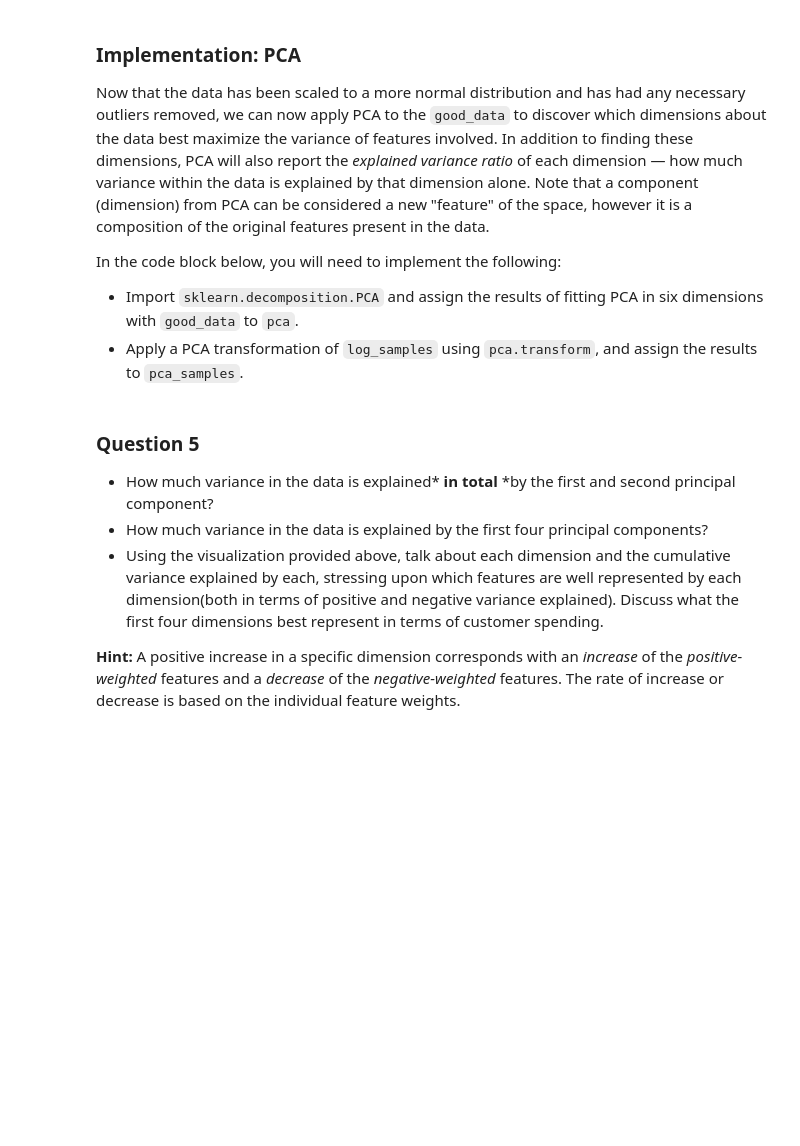
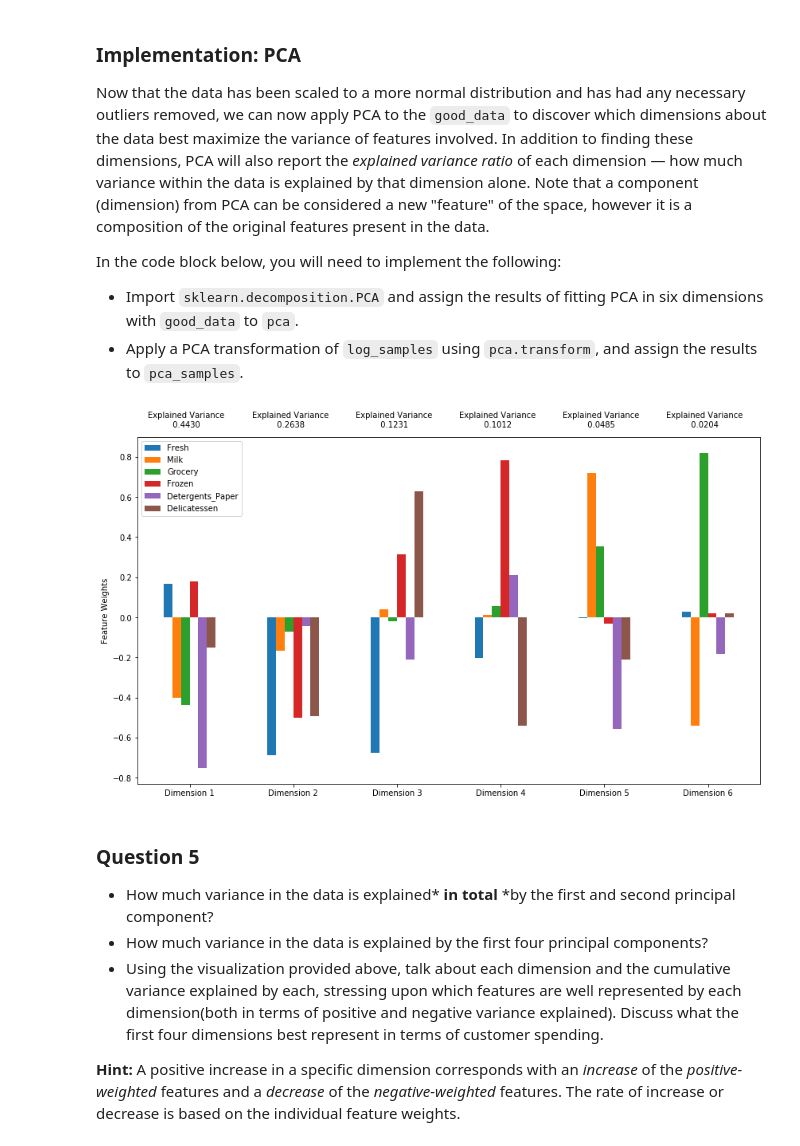
Before and after one commit to keshavmusunuri/Creating-customer-segments, a Jupyter notebook: customer_segments.ipynb, the cells around one changed output. Cells and saved outputs as stored; diff of their text form; code cells hidden in the pictures; blank space fills up the shorter version.

```diff
--- a/customer_segments.ipynb
+++ b/customer_segments.ipynb
@@ -223,24 +230,27 @@ In the code block below, you will need to implement the following:
 **NOTE:** If you choose to remove any outliers, ensure that the sample data does not contain any of these points!
 Once you have performed this implementation, the dataset will be stored in the variable `good_data`.
 # %%
+outliers = []
 # For each feature find the data points with extreme high or low values
 for feature in log_data.keys():
 
     # TODO: Calculate Q1 (25th percentile of the data) for the given feature
-    Q1 = None
+    Q1 = np.percentile(log_data[feature],25)
 
     # TODO: Calculate Q3 (75th percentile of the data) for the given feature
-    Q3 = None
+    Q3 = np.percentile(log_data[feature],75)
 
     # TODO: Use the interquartile range to calculate an outlier step (1.5 times the interquartile range)
-    step = None
+    step = (Q3-Q1)*1.5
 
     # Display the outliers
     print("Data points considered outliers for the feature '{}':".format(feature))
-    display(log_data[~((log_data[feature] >= Q1 - step) & (log_data[feature] <= Q3 + step))])
+    outlier = log_data[~((log_data[feature] >= Q1 - step) & (log_data[feature] <= Q3 + step))]
+    display(outlier)
+    outliers = outliers + list(outlier.index)
 
 # OPTIONAL: Select the indices for data points you wish to remove
-outliers  = []
-
+outliers_set  = set(outlier for outlier in outliers if outliers.count(outlier)>1)
+print("Outliers I wish to remove which  are repeating are {}".format(outliers_set))
 # Remove the outliers, if any were specified
-good_data = log_data.drop(log_data.index[outliers]).reset_index(drop = True)
+good_data = log_data.drop(log_data.index[list(outliers_set)]).reset_index(drop = True)
@@ -265,12 +341,15 @@ In the code block below, you will need to implement the following:
  - Import `sklearn.decomposition.PCA` and assign the results of fitting PCA in six dimensions with `good_data` to `pca`.
  - Apply a PCA transformation of `log_samples` using `pca.transform`, and assign the results to `pca_samples`.
 # %%
+from sklearn.decomposition import PCA
 # TODO: Apply PCA by fitting the good data with the same number of dimensions as features
-pca = None
+pca = PCA(n_components=6).fit(good_data)
 
 # TODO: Transform log_samples using the PCA fit above
-pca_samples = None
+pca_samples = pca.transform(log_samples)
 
 # Generate PCA results plot
 pca_results = vs.pca_results(good_data, pca)
+# %% [output]
+[figure, added]
 # %% [markdown]
```
Also changed, not shown: parts of 18 cells of this notebook.
